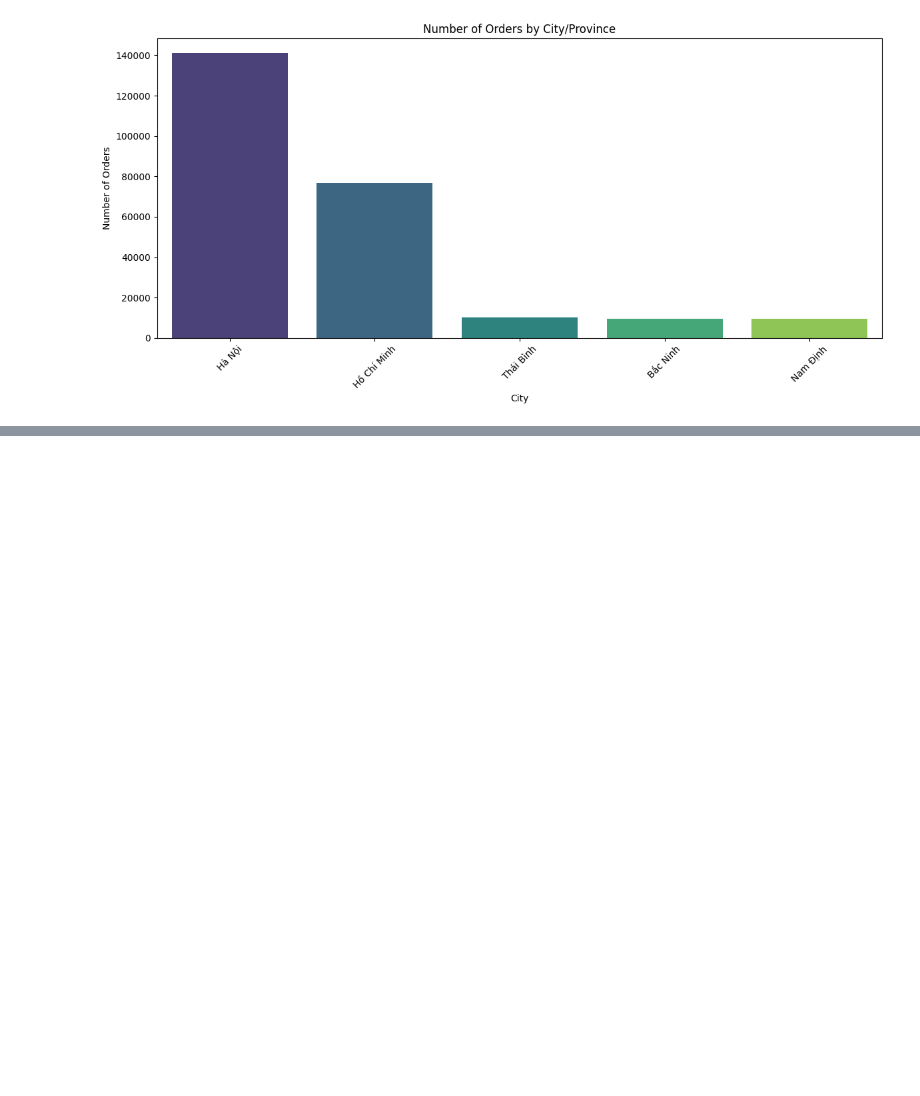
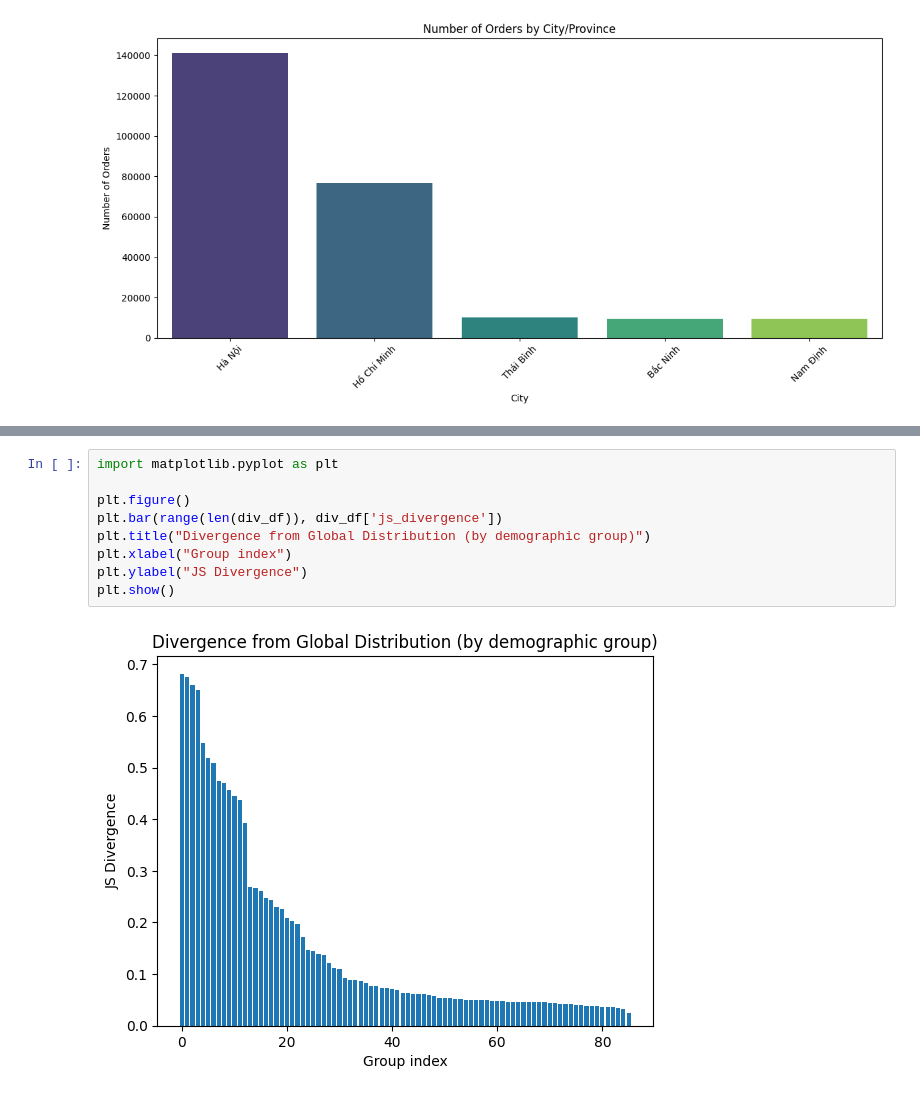
Before and after one commit to phupham14/vnshop, a Jupyter notebook: eda.ipynb, the cells around one changed output, grey strips where cells are left out. Saved outputs shown, nothing was run; the diff lists cells and outputs as text; blank space fills up the shorter version.

```diff
--- a/eda.ipynb
+++ b/eda.ipynb
@@ -754,0 +819,11 @@ Passing `palette` without assigning `hue` is deprecated and will be removed in v
+# %%
+import matplotlib.pyplot as plt
+
+plt.figure()
+plt.bar(range(len(div_df)), div_df['js_divergence'])
+plt.title("Divergence from Global Distribution (by demographic group)")
+plt.xlabel("Group index")
+plt.ylabel("JS Divergence")
+plt.show()
+# %% [output]
+[figure, added]
```
Also changed, not shown: parts of 40 cells of this notebook.
